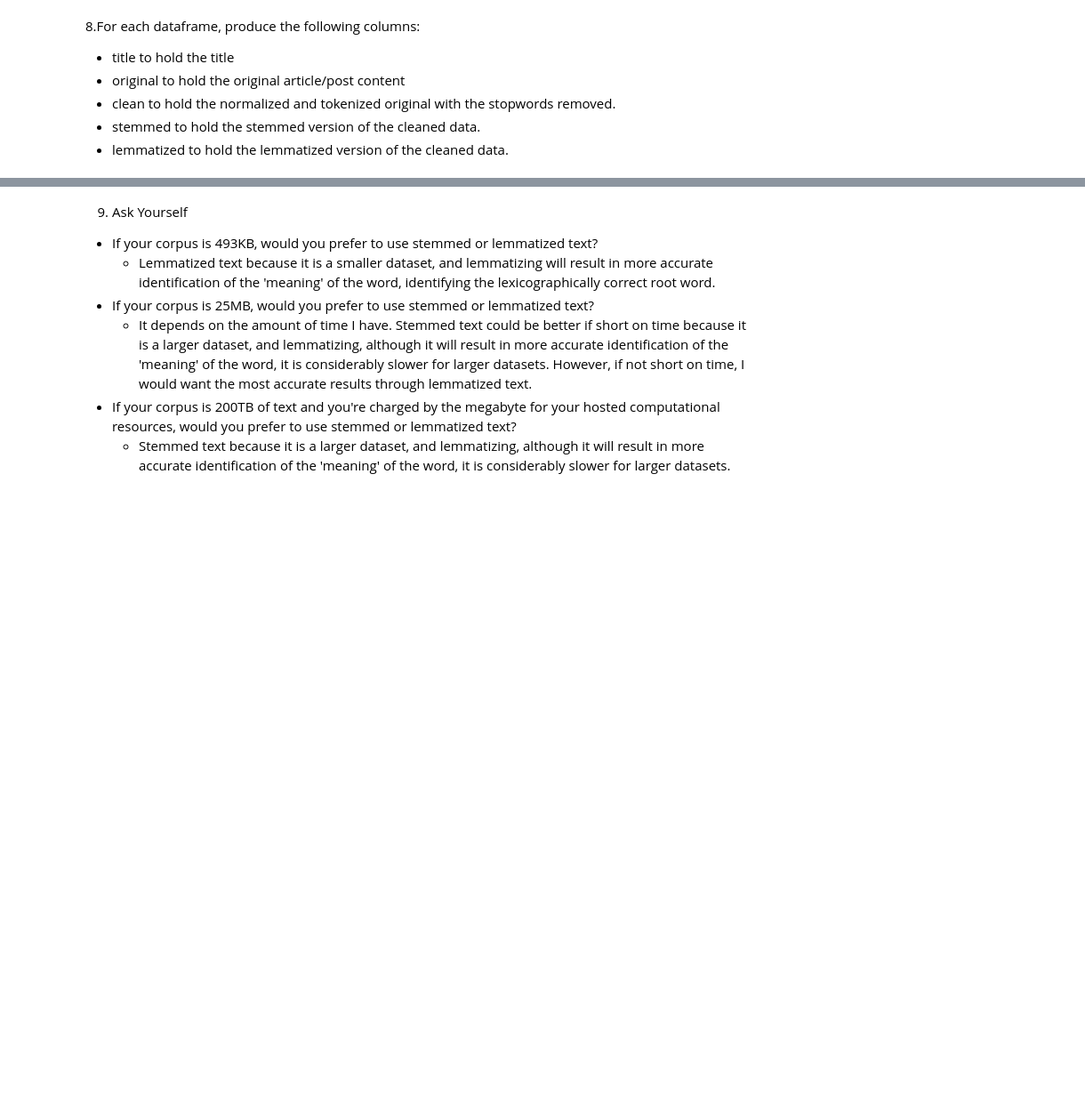
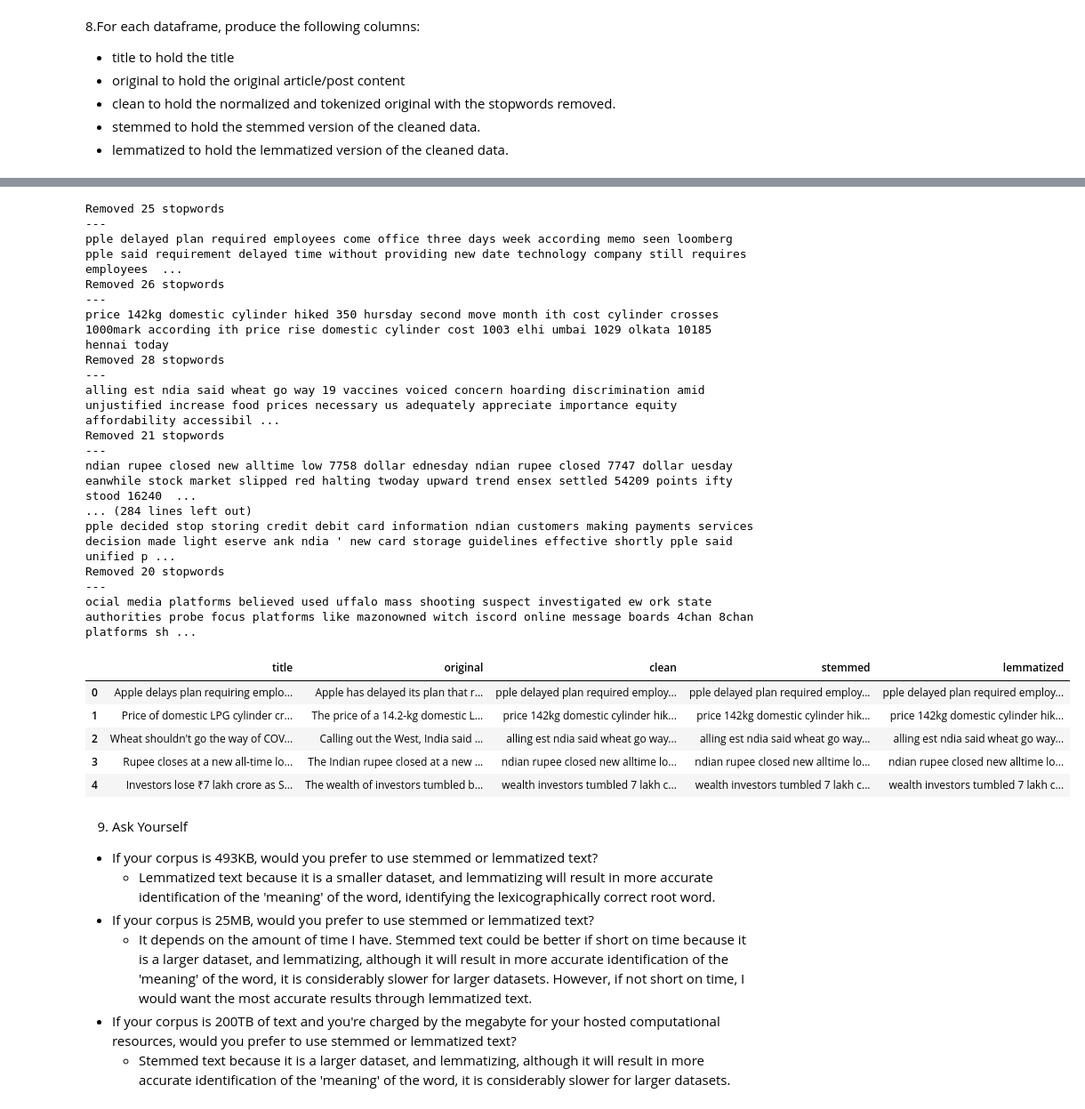
Before and after one commit to rachelrobbinsmayhill/nlp-exercises, a Jupyter notebook: prepare.ipynb, the cells around one changed output, grey strips where cells are left out. Shown: that part at 89% size. Saved outputs shown, nothing was run; the diff lists cells and outputs as text; code cells hidden in the pictures; blank space fills up the shorter version.

```diff
--- a/prepare.ipynb
+++ b/prepare.ipynb
@@ -208,3 +347,29 @@ def remove_stopwords(text):
+# %%
+prep_article_data(news_df, 'original', extra_words = ['ha'], exclude_words = ['no']).head()
+# %% [output]
+Removed 25 stopwords
+---
+pple delayed plan required employees come office three days week according memo seen loomberg pple said requirement delayed time without providing new date technology company still requires employees  ...
+Removed 26 stopwords
+---
+price 142kg domestic cylinder hiked 350 hursday second move month ith cost cylinder crosses 1000mark according ith price rise domestic cylinder cost 1003 elhi umbai 1029 olkata 10185 hennai today
+Removed 28 stopwords
+---
+alling est ndia said wheat go way 19 vaccines voiced concern hoarding discrimination amid unjustified increase food prices necessary us adequately appreciate importance equity affordability accessibil ...
+Removed 21 stopwords
+---
+ndian rupee closed new alltime low 7758 dollar ednesday ndian rupee closed 7747 dollar uesday eanwhile stock market slipped red halting twoday upward trend ensex settled 54209 points ifty stood 16240  ...
+... (284 lines left out)
+pple decided stop storing credit debit card information ndian customers making payments services decision made light eserve ank ndia ' new card storage guidelines effective shortly pple said unified p ...
+Removed 20 stopwords
+---
+ocial media platforms believed used uffalo mass shooting suspect investigated ew ork state authorities probe focus platforms like mazonowned witch iscord online message boards 4chan 8chan platforms sh ...
+|  | title | original | clean | stemmed | lemmatized |
+| 0 | Apple delays plan requiring emplo... | Apple has delayed its plan that r... | pple delayed plan required employ... | pple delayed plan required employ... | pple delayed plan required employ... |
+| 1 | Price of domestic LPG cylinder cr... | The price of a 14.2-kg domestic L... | price 142kg domestic cylinder hik... | price 142kg domestic cylinder hik... | price 142kg domestic cylinder hik... |
+| 2 | Wheat shouldn't go the way of COV... | Calling out the West, India said ... | alling est ndia said wheat go way... | alling est ndia said wheat go way... | alling est ndia said wheat go way... |
+| 3 | Rupee closes at a new all-time lo... | The Indian rupee closed at a new ... | ndian rupee closed new alltime lo... | ndian rupee closed new alltime lo... | ndian rupee closed new alltime lo... |
+| 4 | Investors lose ₹7 lakh crore as S... | The wealth of investors tumbled b... | wealth investors tumbled 7 lakh c... | wealth investors tumbled 7 lakh c... | wealth investors tumbled 7 lakh c... |
 # %% [markdown]
 9. Ask Yourself
 
```
Also changed, not shown: parts of 57 cells of this notebook.
